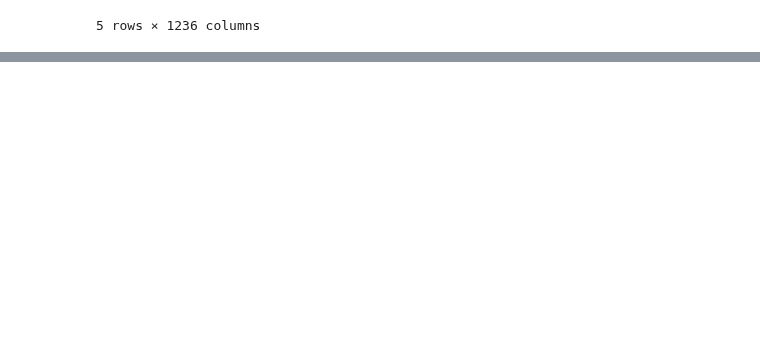
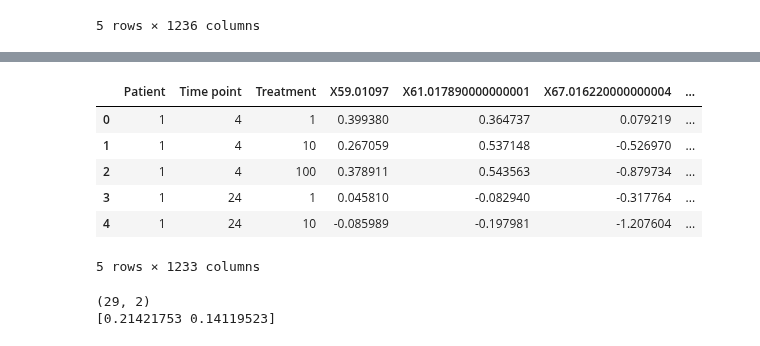
Before and after one commit to adelomana/HUVECs, a Jupyter notebook: Fig.4.untargeted/patient-specific/sample visualizer.ipynb, the cells around one changed output, grey strips where cells are left out. Cells and saved outputs as stored; diff of their text form; code cells hidden in the pictures; blank space fills up the shorter version.

```diff
--- a/Fig.4.untargeted/patient-specific/sample visualizer.ipynb
+++ b/Fig.4.untargeted/patient-specific/sample visualizer.ipynb
@@ -228,0 +321,20 @@ patient_df
+# %%
+fcdf.head()
+# %% [output]
+|  | Patient | Time point | Treatment | X59.01097 | X61.017890000000001 | X67.016220000000004 | ... |
+| 0 | 1 | 4 | 1 | 0.399380 | 0.364737 | 0.079219 | ... |
+| 1 | 1 | 4 | 10 | 0.267059 | 0.537148 | -0.526970 | ... |
+| 2 | 1 | 4 | 100 | 0.378911 | 0.543563 | -0.879734 | ... |
+| 3 | 1 | 24 | 1 | 0.045810 | -0.082940 | -0.317764 | ... |
+| 4 | 1 | 24 | 10 | -0.085989 | -0.197981 | -1.207604 | ... |
+5 rows × 1233 columns
+# %%
+pca = sklearn.decomposition.PCA(n_components=2)
+x = sklearn.preprocessing.StandardScaler().fit_transform(pca_input)
+principalComponents = pca.fit_transform(x)
+
+print(principalComponents.shape)
+print(pca.explained_variance_ratio_)
+# %% [output]
+(29, 2)
+[0.21421753 0.14119523]
```
Also changed, not shown: parts of 13 cells of this notebook.
